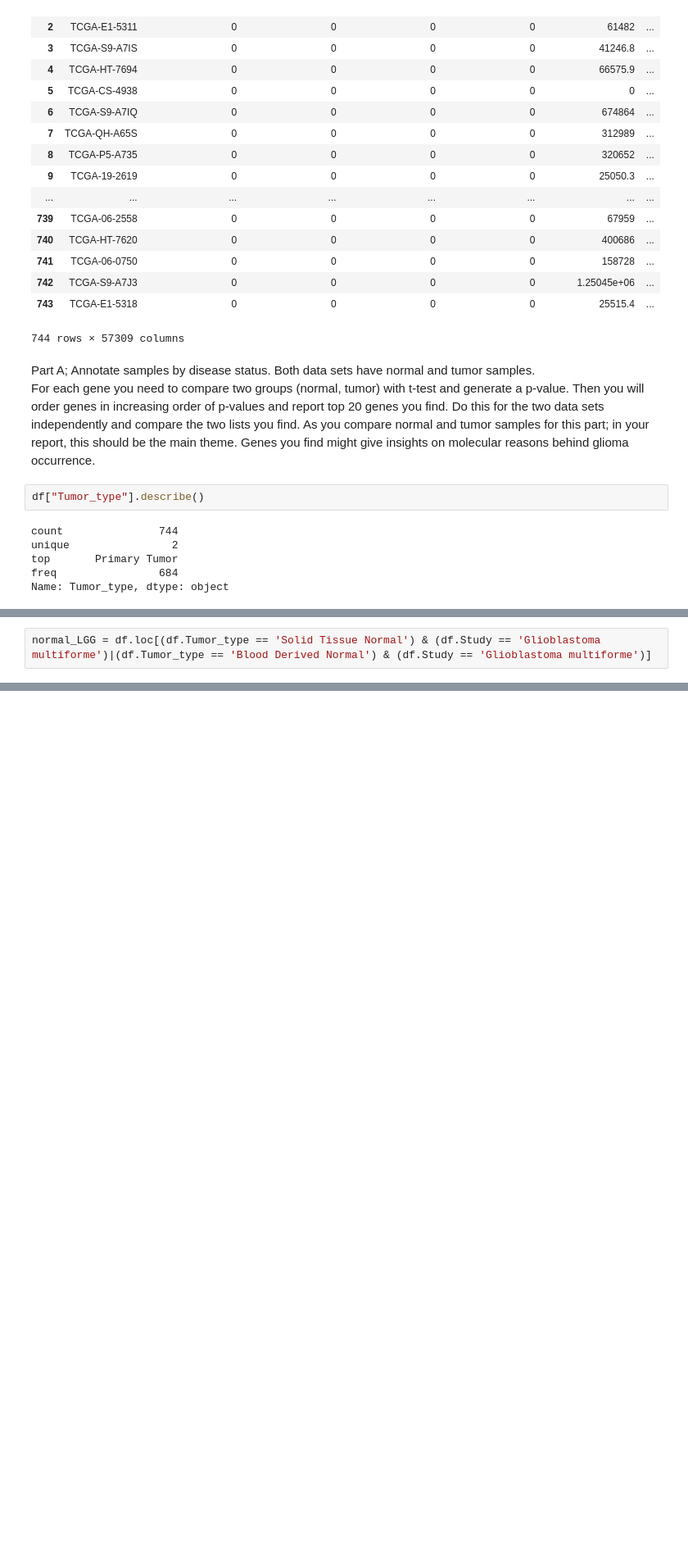
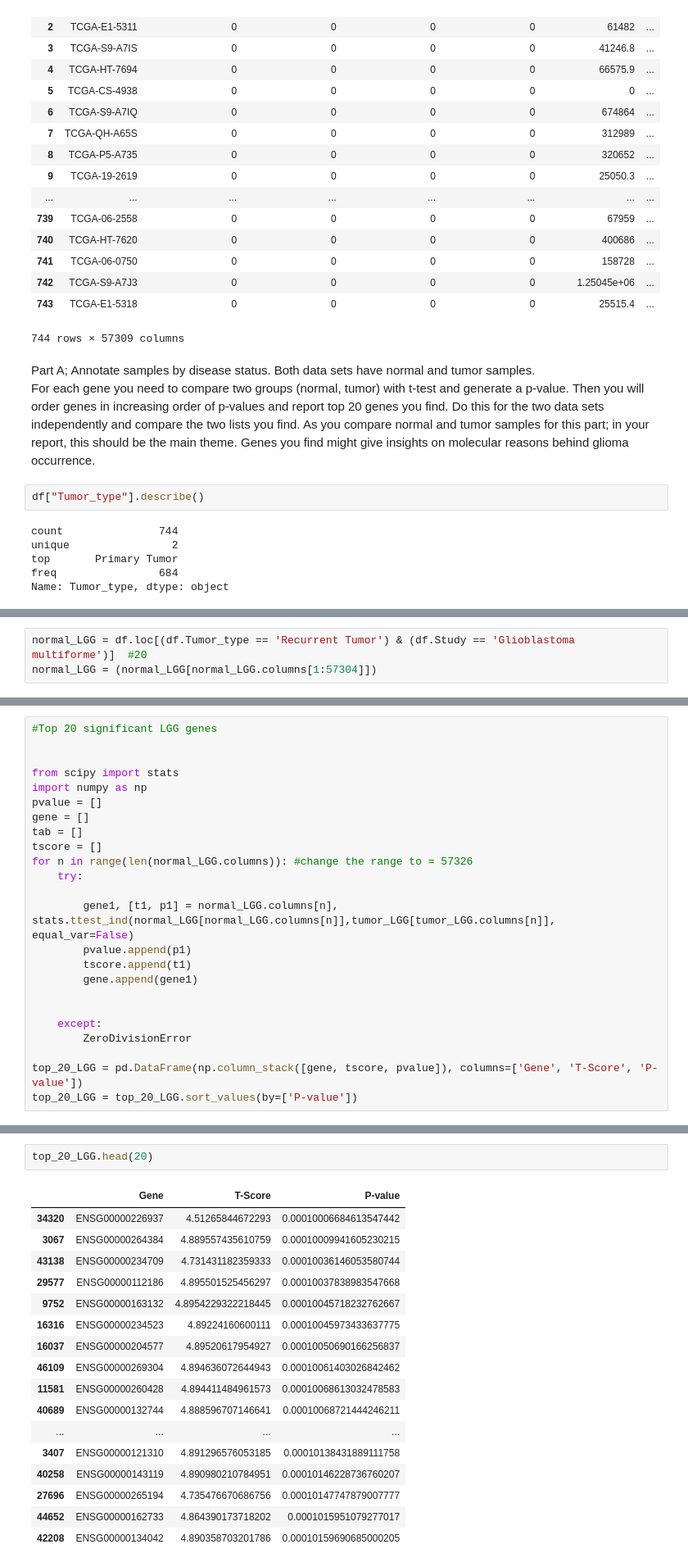
Before and after one commit to kanzabatool/Comp_genomics, a Jupyter notebook: computational_genomics.ipynb, the cells around one changed output, grey strips where cells are left out. Shown: that part at 82% size. Drawn from its saved outputs; the diff is of its cells as text; blank space fills up the shorter version.

```diff
--- a/computational_genomics.ipynb
+++ b/computational_genomics.ipynb
@@ -312,3 +291,4 @@ tumor_LGG
 # %%
-normal_LGG = df.loc[(df.Tumor_type == 'Solid Tissue Normal') & (df.Study == 'Glioblastoma multiforme')|(df.Tumor_type == 'Blood Derived Normal') & (df.Study == 'Glioblastoma multiforme')]
+normal_LGG = df.loc[(df.Tumor_type == 'Recurrent Tumor') & (df.Study == 'Glioblastoma multiforme')]  #20
+normal_LGG = (normal_LGG[normal_LGG.columns[1:57304]])
 # %%
@@ -325,0 +321,24 @@ normal_GBM
+# %%
+#Top 20 significant LGG genes
+
+
+from scipy import stats
+import numpy as np
+pvalue = []
+gene = []
+tab = []
+tscore = []
+for n in range(len(normal_LGG.columns)): #change the range to = 57326
+    try:
+
+        gene1, [t1, p1] = normal_LGG.columns[n], stats.ttest_ind(normal_LGG[normal_LGG.columns[n]],tumor_LGG[tumor_LGG.columns[n]], equal_var=False)
+        pvalue.append(p1)
+        tscore.append(t1)
+        gene.append(gene1)
+
+
+    except:
+        ZeroDivisionError
+
+top_20_LGG = pd.DataFrame(np.column_stack([gene, tscore, pvalue]), columns=['Gene', 'T-Score', 'P-value'])
+top_20_LGG = top_20_LGG.sort_values(by=['P-value'])
@@ -325,0 +365,20 @@ normal_GBM
+# %%
+top_20_LGG.head(20)
+# %% [output]
+|  | Gene | T-Score | P-value |
+| 34320 | ENSG00000226937 | 4.51265844672293 | 0.00010006684613547442 |
+| 3067 | ENSG00000264384 | 4.889557435610759 | 0.00010009941605230215 |
+| 43138 | ENSG00000234709 | 4.731431182359333 | 0.00010036146053580744 |
+| 29577 | ENSG00000112186 | 4.895501525456297 | 0.00010037838983547668 |
+| 9752 | ENSG00000163132 | 4.8954229322218445 | 0.00010045718232762667 |
+| 16316 | ENSG00000234523 | 4.89224160600111 | 0.00010045973433637775 |
+| 16037 | ENSG00000204577 | 4.89520617954927 | 0.00010050690166256837 |
+| 46109 | ENSG00000269304 | 4.894636072644943 | 0.00010061403026842462 |
+| 11581 | ENSG00000260428 | 4.894411484961573 | 0.00010068613032478583 |
+| 40689 | ENSG00000132744 | 4.888596707146641 | 0.00010068721444246211 |
+| ... | ... | ... | ... |
+| 3407 | ENSG00000121310 | 4.891296576053185 | 0.00010138431889111758 |
+| 40258 | ENSG00000143119 | 4.890980210784951 | 0.00010146228736760207 |
+| 27696 | ENSG00000265194 | 4.735476670686756 | 0.00010147747879007777 |
+| 44652 | ENSG00000162733 | 4.864390173718202 | 0.0001015951079277017 |
+| 42208 | ENSG00000134042 | 4.890358703201786 | 0.00010159690685000205 |
```
Also changed, not shown: parts of 10 cells of this notebook.
